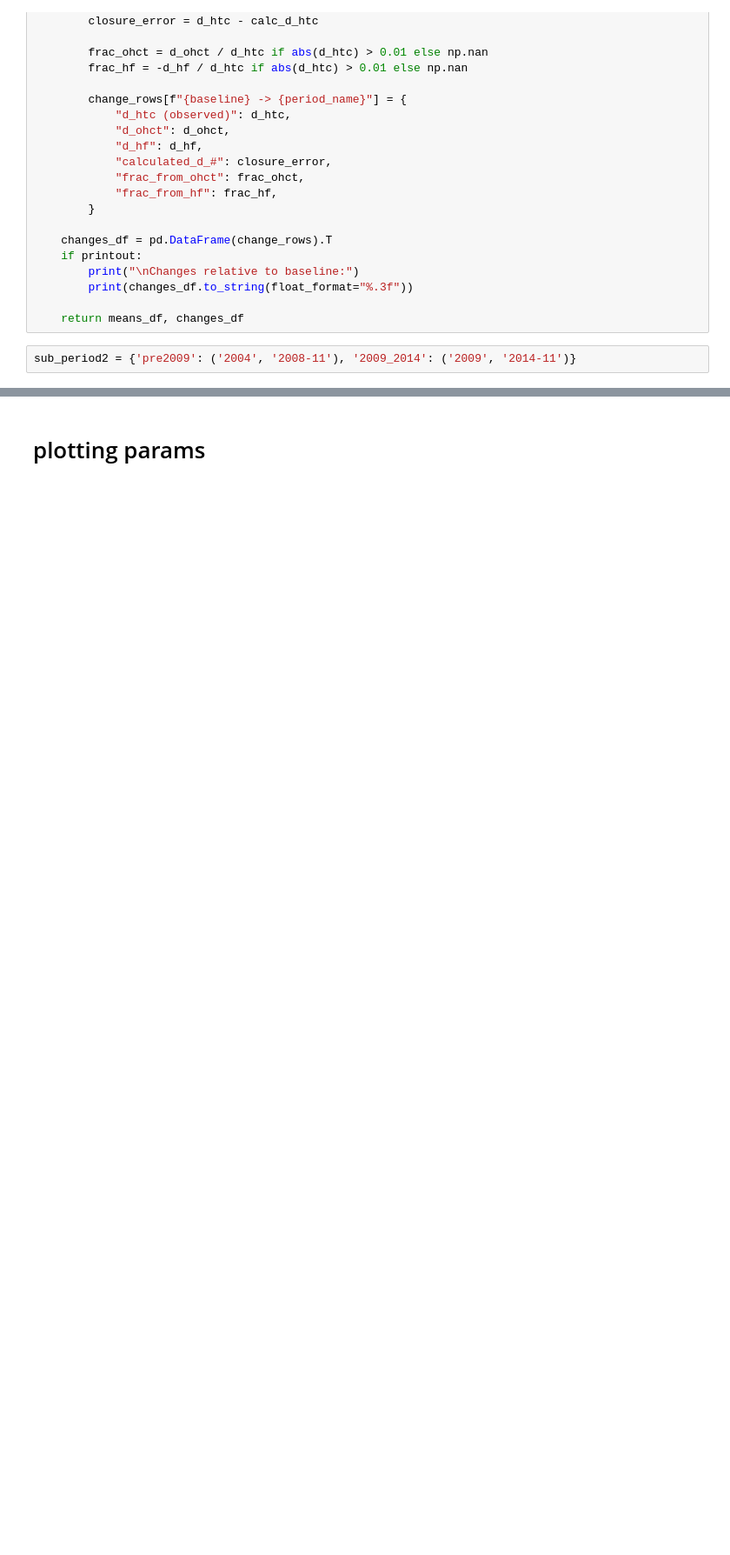
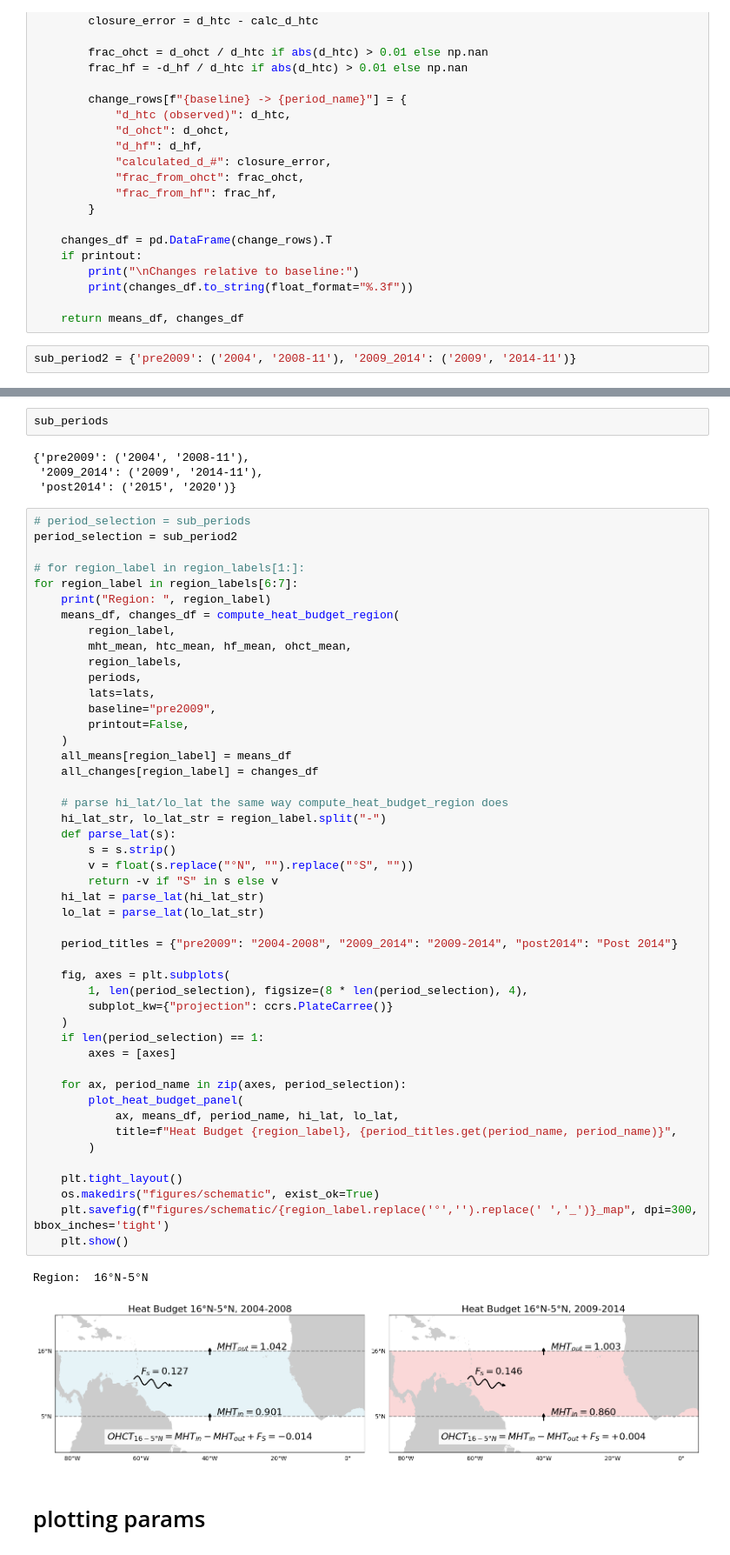
Before and after one commit to lea-dietz/masterthesis, a Jupyter notebook: coding/heatbudget.ipynb, the cells around one changed output, grey strips where cells are left out. Shown at 87% size. Cells and saved outputs as stored; diff of their text form; blank space fills up the shorter version.

```diff
--- a/coding/heatbudget.ipynb
+++ b/coding/heatbudget.ipynb
@@ -435,3 +594,59 @@ pre2009 -> total                 0.000   0.022 0.022           0.000
+# %%
+sub_periods
+# %% [output]
+{'pre2009': ('2004', '2008-11'),
+ '2009_2014': ('2009', '2014-11'),
+ 'post2014': ('2015', '2020')}
+# %%
+# period_selection = sub_periods
+period_selection = sub_period2
+
+# for region_label in region_labels[1:]:
+for region_label in region_labels[6:7]:
+    print("Region: ", region_label)
+    means_df, changes_df = compute_heat_budget_region(
+        region_label,
+        mht_mean, htc_mean, hf_mean, ohct_mean,
+        region_labels,
+        periods,
+        lats=lats,
+        baseline="pre2009",
+        printout=False,
+    )
+    all_means[region_label] = means_df
+    all_changes[region_label] = changes_df
+
+    # parse hi_lat/lo_lat the same way compute_heat_budget_region does
+    hi_lat_str, lo_lat_str = region_label.split("-")
+    def parse_lat(s):
+        s = s.strip()
+        v = float(s.replace("°N", "").replace("°S", ""))
+        return -v if "S" in s else v
+    hi_lat = parse_lat(hi_lat_str)
+    lo_lat = parse_lat(lo_lat_str)
+
+    period_titles = {"pre2009": "2004-2008", "2009_2014": "2009-2014", "post2014": "Post 2014"}
+
+    fig, axes = plt.subplots(
+        1, len(period_selection), figsize=(8 * len(period_selection), 4),
+        subplot_kw={"projection": ccrs.PlateCarree()}
+    )
+    if len(period_selection) == 1:
+        axes = [axes]
+
+    for ax, period_name in zip(axes, period_selection):
+        plot_heat_budget_panel(
+            ax, means_df, period_name, hi_lat, lo_lat,
+            title=f"Heat Budget {region_label}, {period_titles.get(period_name, period_name)}",
+        )
+
+    plt.tight_layout()
+    os.makedirs("figures/schematic", exist_ok=True)
+    plt.savefig(f"figures/schematic/{region_label.replace('°','').replace(' ','_')}_map", dpi=300, bbox_inches='tight')
+    plt.show()
+# %% [output]
+Region:  16°N-5°N
+[figure, added]
 # %% [markdown]
 # plotting params
 # %%
```
Also changed, not shown: parts of 10 cells of this notebook, 40 other files.
